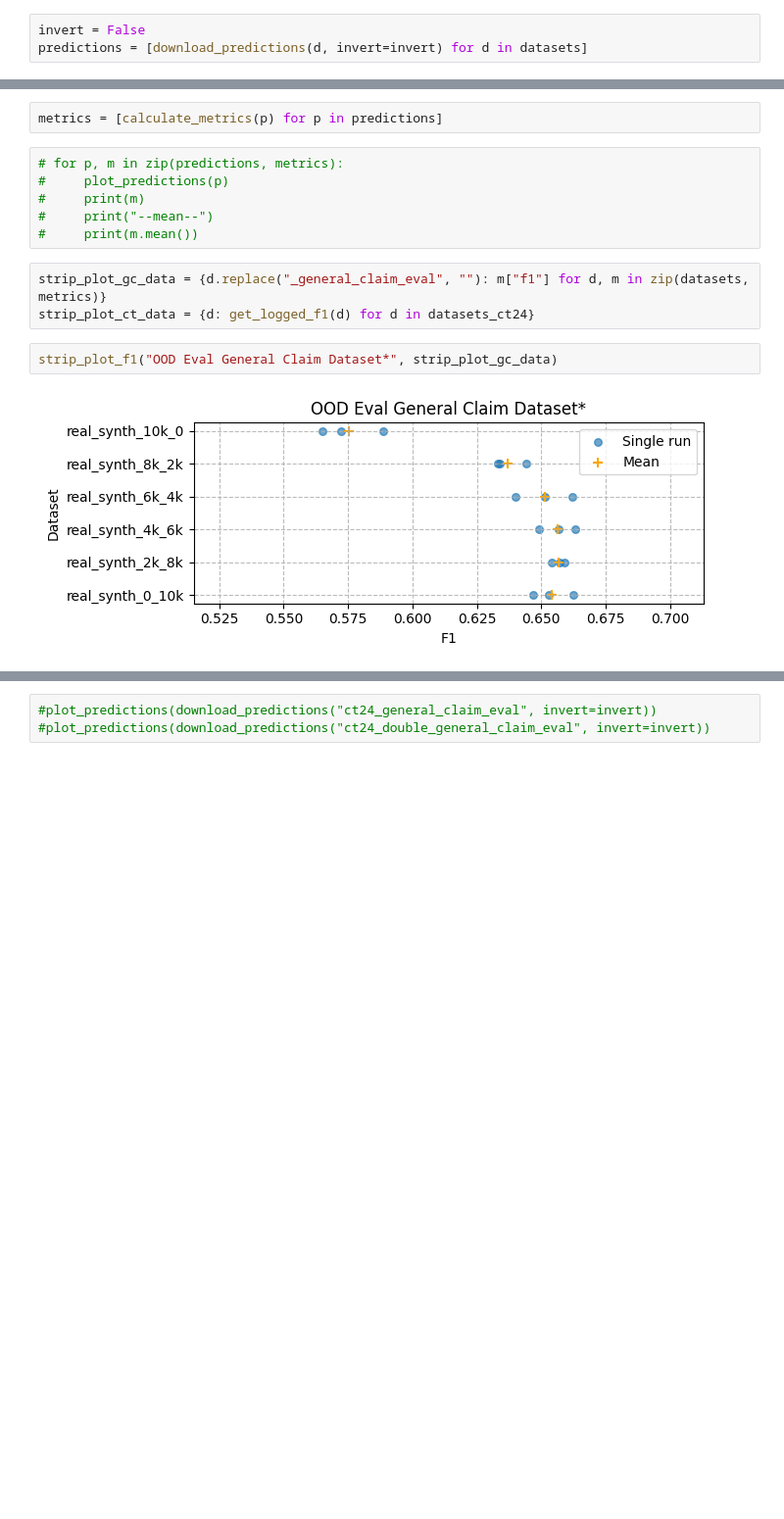
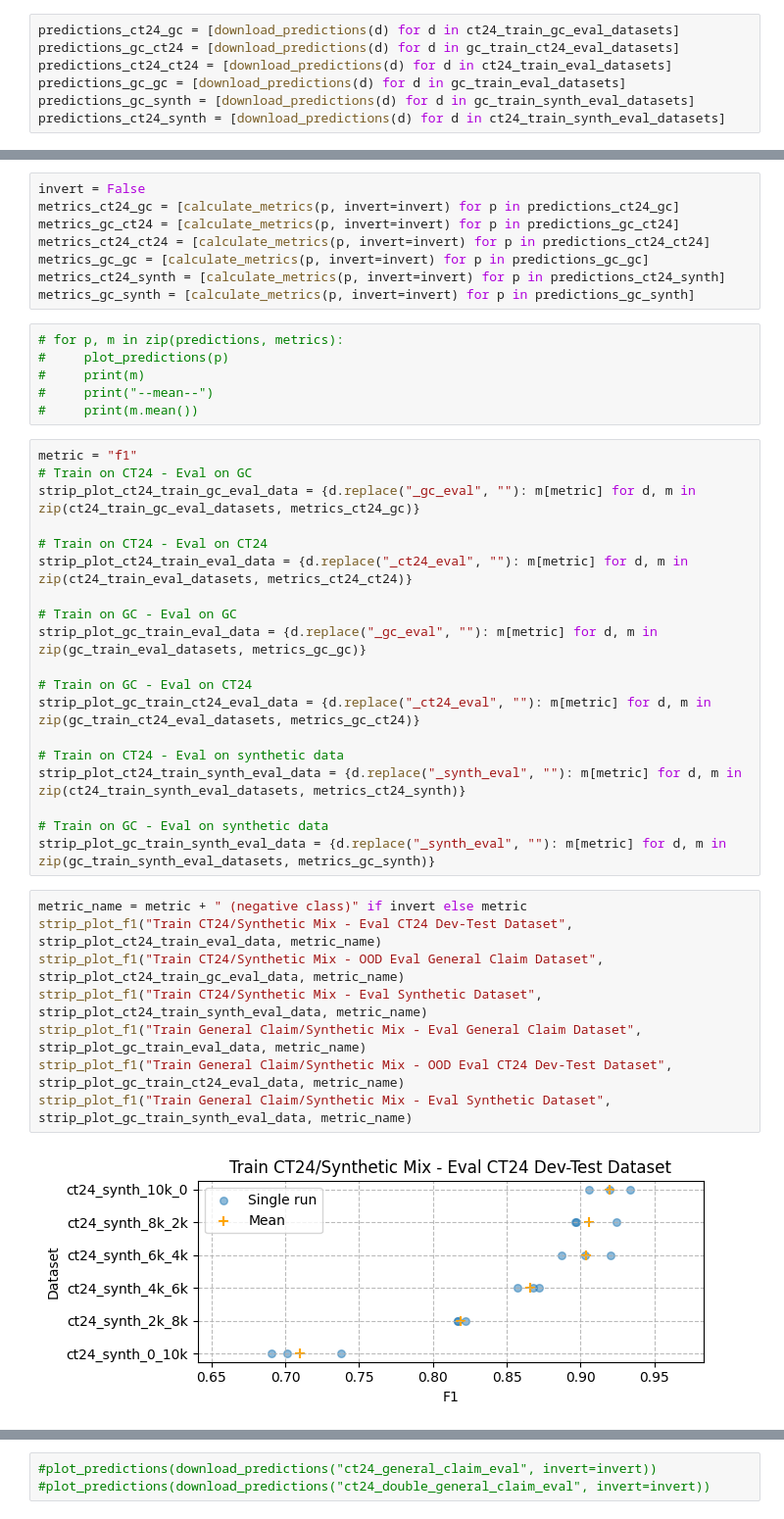
Before and after one commit to BashPrince/thesis, a Jupyter notebook: analysis/analysis.ipynb, the cells around one changed output, grey strips where cells are left out. Shown: that part at 98% size. Saved outputs shown, nothing was run; the diff lists cells and outputs as text; blank space fills up the shorter version.

Commit message:
Add multiple datasets Add and modify datagen scripts Add scripts to generate multiple configs for finetune runs Add new embedding notebook to analyze synthetic data

```diff
--- a/analysis/analysis.ipynb
+++ b/analysis/analysis.ipynb
@@ -223,6 +278,10 @@ datasets_ct24 = [
 # %%
-invert = False
-predictions = [download_predictions(d, invert=invert) for d in datasets]
+predictions_ct24_gc = [download_predictions(d) for d in ct24_train_gc_eval_datasets]
+predictions_gc_ct24 = [download_predictions(d) for d in gc_train_ct24_eval_datasets]
+predictions_ct24_ct24 = [download_predictions(d) for d in ct24_train_eval_datasets]
+predictions_gc_gc = [download_predictions(d) for d in gc_train_eval_datasets]
+predictions_gc_synth = [download_predictions(d) for d in gc_train_synth_eval_datasets]
+predictions_ct24_synth = [download_predictions(d) for d in ct24_train_synth_eval_datasets]
 # %% [output]
 wandb:   2 of 2 files downloaded.
 wandb:   2 of 2 files downloaded.
@@ -245,5 +303,11 @@ wandb:   2 of 2 files downloaded.
 # %%
-metrics = [calculate_metrics(p) for p in predictions]
+invert = False
+metrics_ct24_gc = [calculate_metrics(p, invert=invert) for p in predictions_ct24_gc]
+metrics_gc_ct24 = [calculate_metrics(p, invert=invert) for p in predictions_gc_ct24]
+metrics_ct24_ct24 = [calculate_metrics(p, invert=invert) for p in predictions_ct24_ct24]
+metrics_gc_gc = [calculate_metrics(p, invert=invert) for p in predictions_gc_gc]
+metrics_ct24_synth = [calculate_metrics(p, invert=invert) for p in predictions_ct24_synth]
+metrics_gc_synth = [calculate_metrics(p, invert=invert) for p in predictions_gc_synth]
 # %%
 # for p, m in zip(predictions, metrics):
 #     plot_predictions(p)
@@ -251,9 +315,31 @@ metrics = [calculate_metrics(p) for p in predictions]
 #     print("--mean--")
 #     print(m.mean())
 # %%
-strip_plot_gc_data = {d.replace("_general_claim_eval", ""): m["f1"] for d, m in zip(datasets, metrics)}
-strip_plot_ct_data = {d: get_logged_f1(d) for d in datasets_ct24}
+metric = "f1"
+# Train on CT24 - Eval on GC
+strip_plot_ct24_train_gc_eval_data = {d.replace("_gc_eval", ""): m[metric] for d, m in zip(ct24_train_gc_eval_datasets, metrics_ct24_gc)}
+
+# Train on CT24 - Eval on CT24
+strip_plot_ct24_train_eval_data = {d.replace("_ct24_eval", ""): m[metric] for d, m in zip(ct24_train_eval_datasets, metrics_ct24_ct24)}
+
+# Train on GC - Eval on GC
+strip_plot_gc_train_eval_data = {d.replace("_gc_eval", ""): m[metric] for d, m in zip(gc_train_eval_datasets, metrics_gc_gc)}
+
+# Train on GC - Eval on CT24
+strip_plot_gc_train_ct24_eval_data = {d.replace("_ct24_eval", ""): m[metric] for d, m in zip(gc_train_ct24_eval_datasets, metrics_gc_ct24)}
+
+# Train on CT24 - Eval on synthetic data
+strip_plot_ct24_train_synth_eval_data = {d.replace("_synth_eval", ""): m[metric] for d, m in zip(ct24_train_synth_eval_datasets, metrics_ct24_synth)}
+
+# Train on GC - Eval on synthetic data
+strip_plot_gc_train_synth_eval_data = {d.replace("_synth_eval", ""): m[metric] for d, m in zip(gc_train_synth_eval_datasets, metrics_gc_synth)}
 # %%
-strip_plot_f1("OOD Eval General Claim Dataset*", strip_plot_gc_data)
+metric_name = metric + " (negative class)" if invert else metric
+strip_plot_f1("Train CT24/Synthetic Mix - Eval CT24 Dev-Test Dataset", strip_plot_ct24_train_eval_data, metric_name)
+strip_plot_f1("Train CT24/Synthetic Mix - OOD Eval General Claim Dataset", strip_plot_ct24_train_gc_eval_data, metric_name)
+strip_plot_f1("Train CT24/Synthetic Mix - Eval Synthetic Dataset", strip_plot_ct24_train_synth_eval_data, metric_name)
+strip_plot_f1("Train General Claim/Synthetic Mix - Eval General Claim Dataset", strip_plot_gc_train_eval_data, metric_name)
+strip_plot_f1("Train General Claim/Synthetic Mix - OOD Eval CT24 Dev-Test Dataset", strip_plot_gc_train_ct24_eval_data, metric_name)
+strip_plot_f1("Train General Claim/Synthetic Mix - Eval Synthetic Dataset", strip_plot_gc_train_synth_eval_data, metric_name)
 # %% [output]
-[figure, old version]
+[figure, new version]
```
Also changed, not shown: parts of 12 cells of this notebook, 34 other files.
